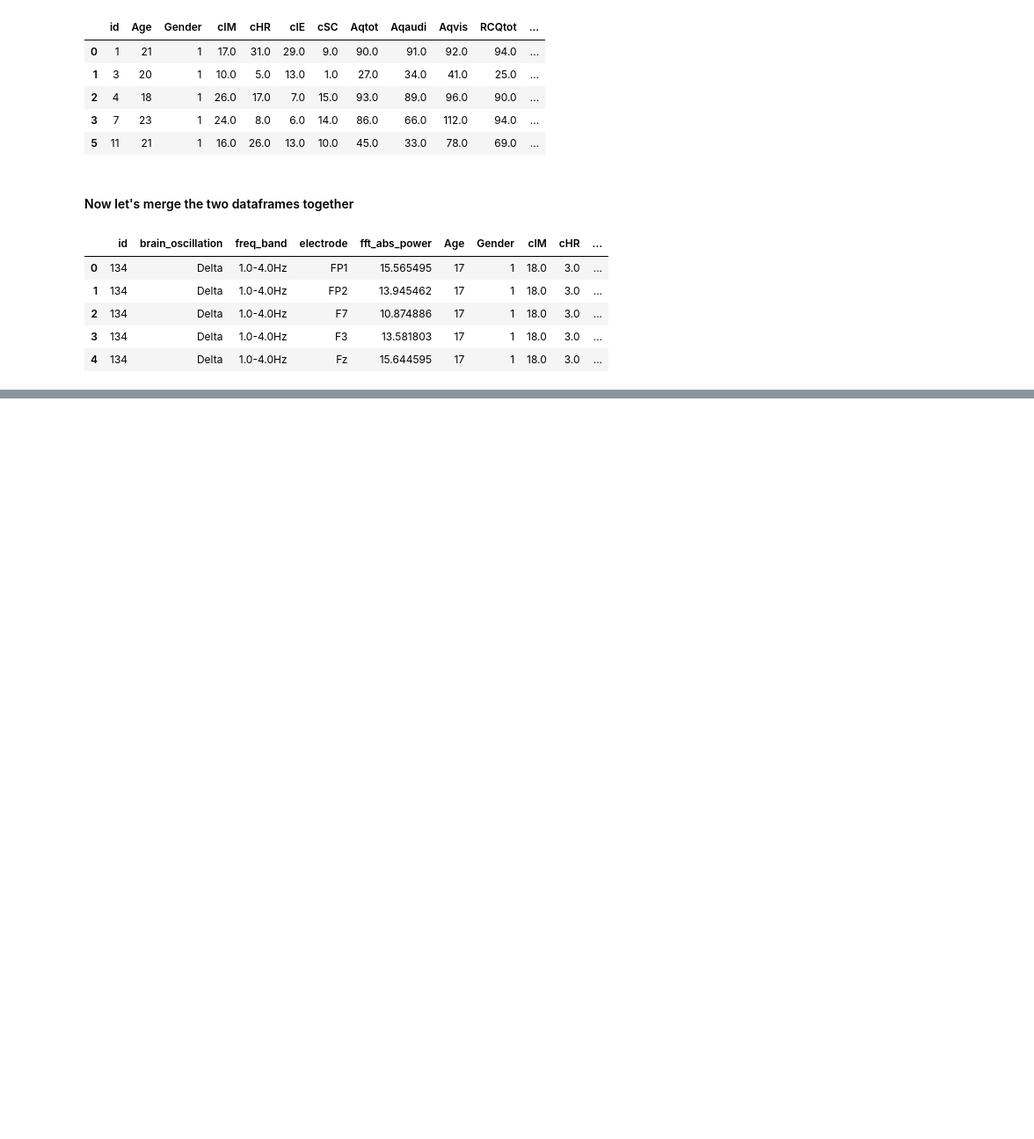
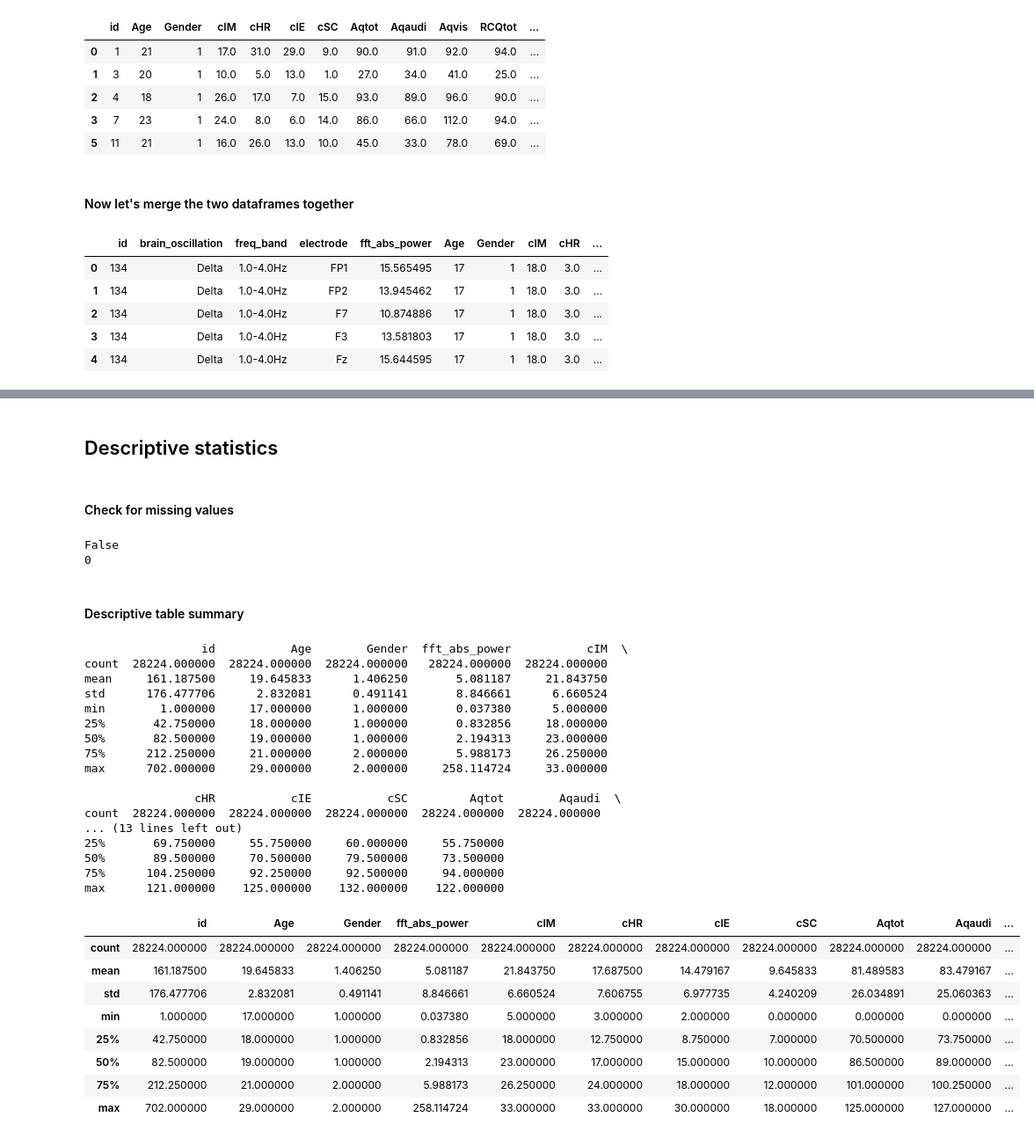
Before and after one commit to brainhack-school2020/ADHDsubtypes_project, a Jupyter notebook: pre_preprocess_analysis.ipynb, the cells around one changed output, grey strips where cells are left out. Shown at 88% size. Cells and saved outputs as stored; diff of their text form; code cells hidden in the pictures; blank space fills up the shorter version.

Commit message:
descriptive stats and dtypes convert

```diff
--- a/pre_preprocess_analysis.ipynb
+++ b/pre_preprocess_analysis.ipynb
@@ -149,0 +172,3 @@ df_full.head()
+# %%
+df_full['fft_abs_power'] = df_full['fft_abs_power'].astype(float)
+print(df_full.dtypes)
@@ -149,0 +194,42 @@ df_full.head()
+# %% [markdown]
+## Descriptive statistics
+# %% [markdown]
+#### Check for missing values
+# %%
+print(df_full.isnull().values.any())
+print(df_full.isnull().values.sum())
+# %% [output]
+False
+0
+# %% [markdown]
+#### Descriptive table summary
+# %%
+print(df_full.describe())
+df_full.describe()
+# %% [output]
+                 id           Age        Gender  fft_abs_power           cIM  \
+count  28224.000000  28224.000000  28224.000000   28224.000000  28224.000000
+mean     161.187500     19.645833      1.406250       5.081187     21.843750
+std      176.477706      2.832081      0.491141       8.846661      6.660524
+min        1.000000     17.000000      1.000000       0.037380      5.000000
+25%       42.750000     18.000000      1.000000       0.832856     18.000000
+50%       82.500000     19.000000      1.000000       2.194313     23.000000
+75%      212.250000     21.000000      2.000000       5.988173     26.250000
+max      702.000000     29.000000      2.000000     258.114724     33.000000
+
+                cHR           cIE           cSC         Aqtot        Aqaudi  \
+count  28224.000000  28224.000000  28224.000000  28224.000000  28224.000000
+... (13 lines left out)
+25%       69.750000     55.750000     60.000000     55.750000
+50%       89.500000     70.500000     79.500000     73.500000
+75%      104.250000     92.250000     92.500000     94.000000
+max      121.000000    125.000000    132.000000    122.000000
+|  | id | Age | Gender | fft_abs_power | cIM | cHR | cIE | cSC | Aqtot | Aqaudi | ... |
+| count | 28224.000000 | 28224.000000 | 28224.000000 | 28224.000000 | 28224.000000 | 28224.000000 | 28224.000000 | 28224.000000 | 28224.000000 | 28224.000000 | ... |
+| mean | 161.187500 | 19.645833 | 1.406250 | 5.081187 | 21.843750 | 17.687500 | 14.479167 | 9.645833 | 81.489583 | 83.479167 | ... |
+| std | 176.477706 | 2.832081 | 0.491141 | 8.846661 | 6.660524 | 7.606755 | 6.977735 | 4.240209 | 26.034891 | 25.060363 | ... |
+| min | 1.000000 | 17.000000 | 1.000000 | 0.037380 | 5.000000 | 3.000000 | 2.000000 | 0.000000 | 0.000000 | 0.000000 | ... |
+| 25% | 42.750000 | 18.000000 | 1.000000 | 0.832856 | 18.000000 | 12.750000 | 8.750000 | 7.000000 | 70.500000 | 73.750000 | ... |
+| 50% | 82.500000 | 19.000000 | 1.000000 | 2.194313 | 23.000000 | 17.000000 | 15.000000 | 10.000000 | 86.500000 | 89.000000 | ... |
+| 75% | 212.250000 | 21.000000 | 2.000000 | 5.988173 | 26.250000 | 24.000000 | 18.000000 | 12.000000 | 101.000000 | 100.250000 | ... |
+| max | 702.000000 | 29.000000 | 2.000000 | 258.114724 | 33.000000 | 33.000000 | 30.000000 | 18.000000 | 125.000000 | 127.000000 | ... |
```
Also changed, not shown: parts of 7 cells of this notebook.
